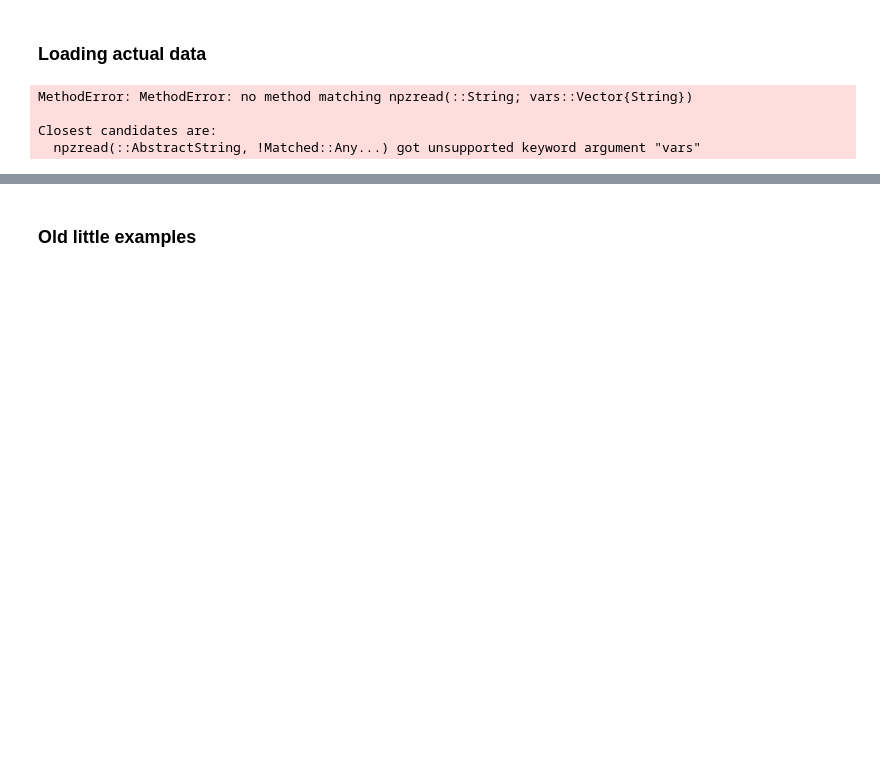
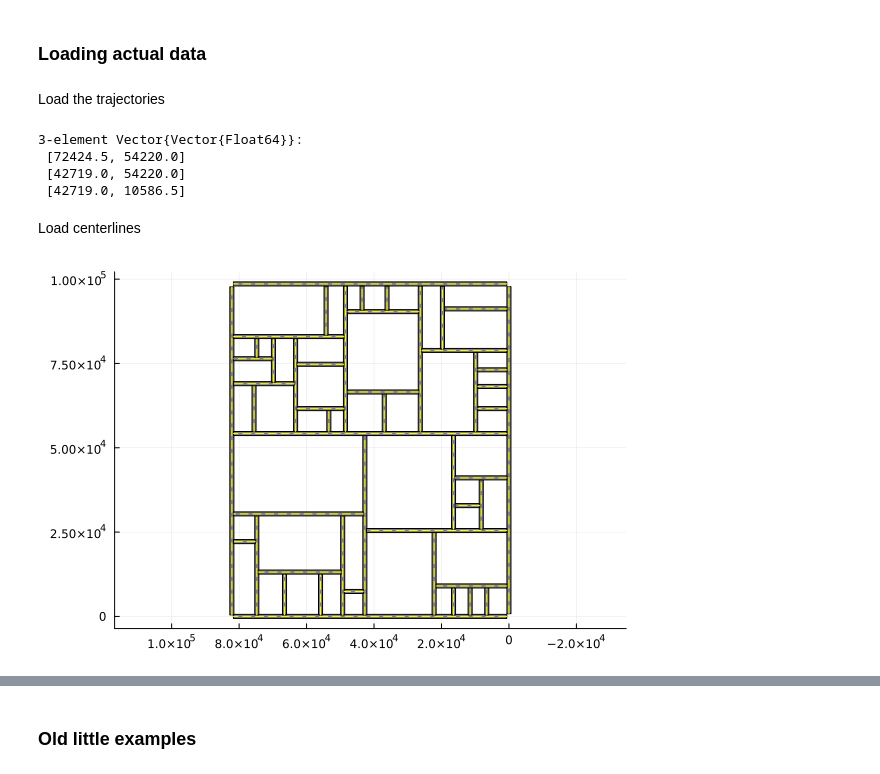
Before and after one commit to jamesjingqili/inverse-feedback-games, a Jupyter notebook: examples/turning.ipynb, the cells around one changed output, grey strips where cells are left out. Cells and saved outputs as stored; diff of their text form; code cells hidden in the pictures; blank space fills up the shorter version.

```diff
--- a/examples/turning.ipynb
+++ b/examples/turning.ipynb
@@ -517,13 +678,42 @@ end
 # %% [markdown]
 ### Loading actual data
-# %%
-using NPZ
-
-
-train_deonstrations_filename = "/home/shared/fmri/full_dataset/SP/generated/demonstrations/train_demonstrations_turns_k_closest_vehicles=15_k_closest_pedestrians=0.npz"
-train_demonstrations = npzread(train_deonstrations_filename)
-# %% [output]
-MethodError: MethodError: no method matching npzread(::String; vars::Vector{String})
-
-Closest candidates are:
-  npzread(::AbstractString, !Matched::Any...) got unsupported keyword argument "vars"
+# %% [markdown]
+Load the trajectories
+# %%
+py"""
+import pickle
+
+def load_pickle(fpath):
+    with open(fpath, "rb") as f:
+        data = pickle.load(f)
+    return data
+"""
+
+load_pickle = py"load_pickle"
+
+train_demonstrations_turns = load_pickle("/home/shared/fmri/full_dataset/SP/generated/demonstrations/train_demonstrations_turns_k_closest_vehicles=15_k_closest_pedestrians=0.pkl")
+train_point_sequences = load_pickle("/home/shared/fmri/full_dataset/SP/generated/demonstrations/train_point_sequences.pkl")
+
+# also load the ones that are just straights
+train_demonstrations = load_pickle("/home/shared/fmri/full_dataset/SP/generated/demonstrations/train_demonstrations_k_closest_vehicles=15_k_closest_pedestrians=0.pkl")
+
+# Some key points to test our visualization functions
+key_points = train_point_sequences[1]
+# %% [output]
+3-element Vector{Vector{Float64}}:
+ [72424.5, 54220.0]
+ [42719.0, 54220.0]
+ [42719.0, 10586.5]
+# %% [markdown]
+Load centerlines
+# %%
+using NPZ
+centerline_filename = "/home/shared/fmri/full_dataset/map_centerlines.npz"
+centerlines = npzread(centerline_filename)["lines"]
+centerlines = [LineSegment(centerlines[i, 1, :], centerlines[i, 2, :]) for i in 1:size(centerlines, 1)]
+
+plot()
+visualize_map(centerlines, 1200, color="gray")
+plot!(aspect_ratio=:equal, xflip=true)
+# %% [output]
+[figure, added]
```
Also changed, not shown: parts of 26 cells of this notebook.
